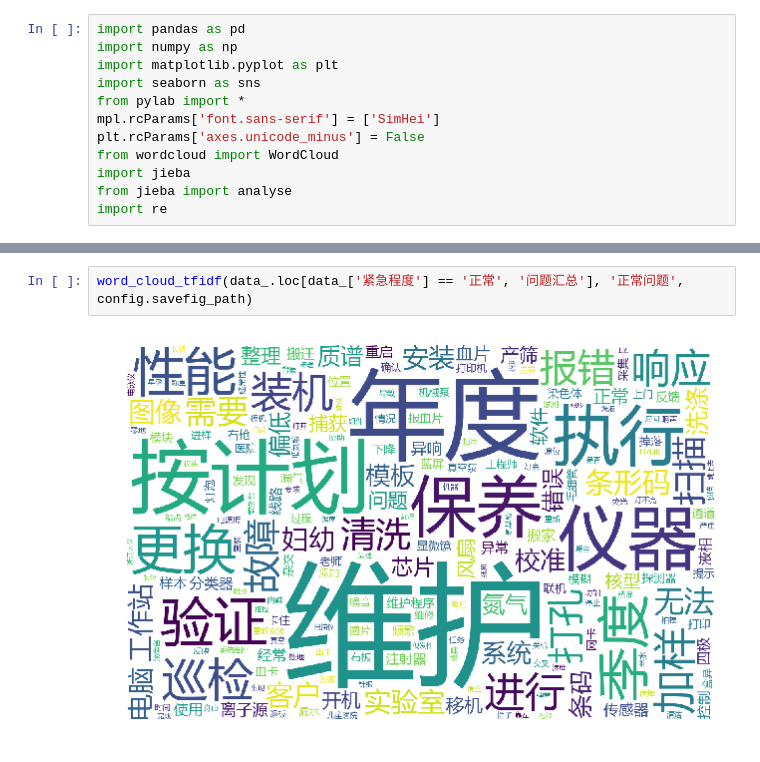
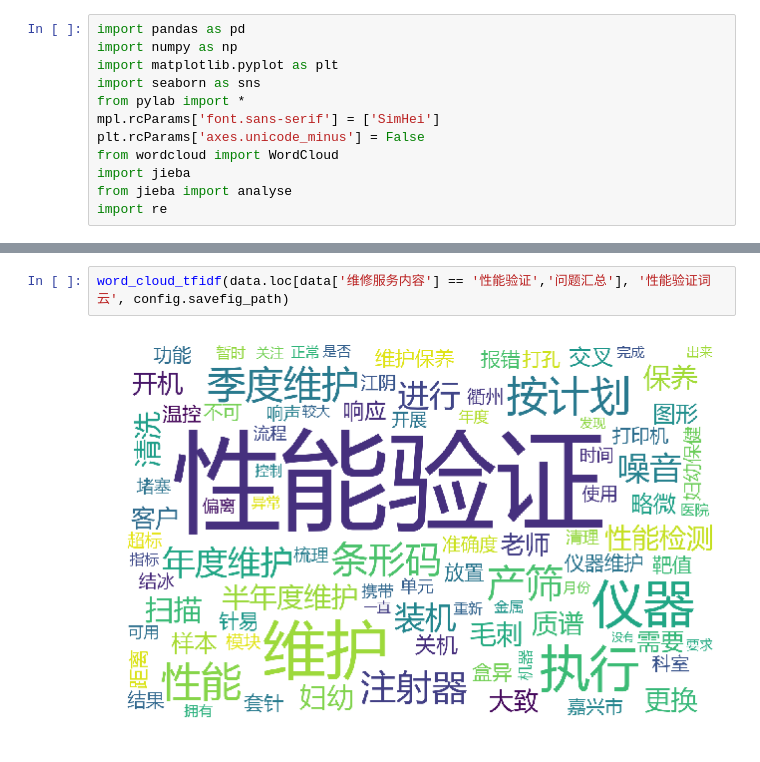
Before and after one commit to clouwer/nlpnotebook, a Jupyter notebook: projects/Biosan-service-upgrade-2019/ipy/data_preprocess.ipynb, the cells around one changed output, grey strips where cells are left out. Saved outputs shown, nothing was run; the diff lists cells and outputs as text.

```diff
--- a/projects/Biosan-service-upgrade-2019/ipy/data_preprocess.ipynb
+++ b/projects/Biosan-service-upgrade-2019/ipy/data_preprocess.ipynb
@@ -545,4 +577,4 @@ word_cloud_tfidf(data_.loc[data_['紧急程度'] == '重要', '问题汇总'], '
 # %%
-word_cloud_tfidf(data_.loc[data_['紧急程度'] == '正常', '问题汇总'], '正常问题', config.savefig_path)
+word_cloud_tfidf(data.loc[data['维修服务内容'] == '性能验证','问题汇总'], '性能验证词云', config.savefig_path)
 # %% [output]
-[figure, old version]
+[figure, new version]
```
Also changed, not shown: parts of 27 cells of this notebook, 9 other files.
